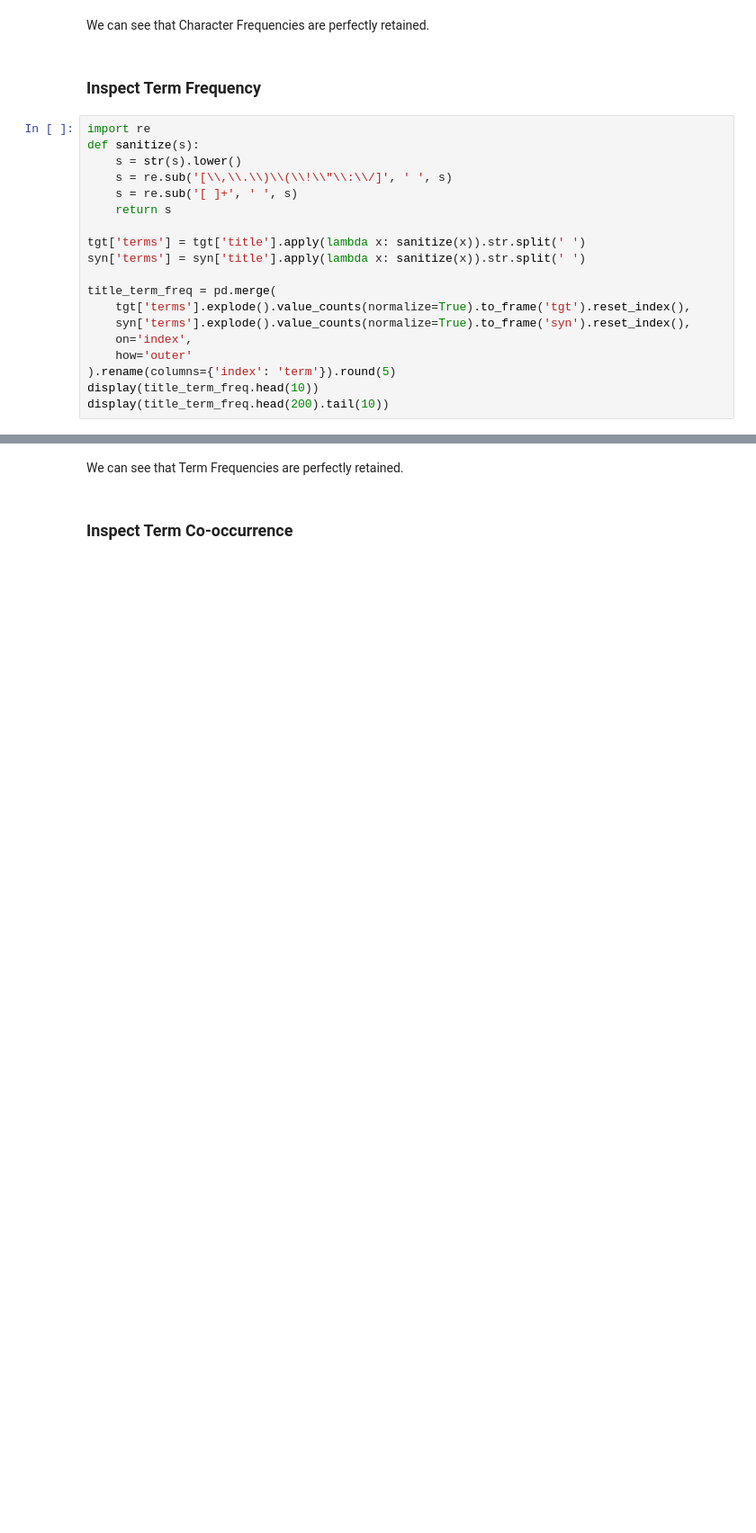
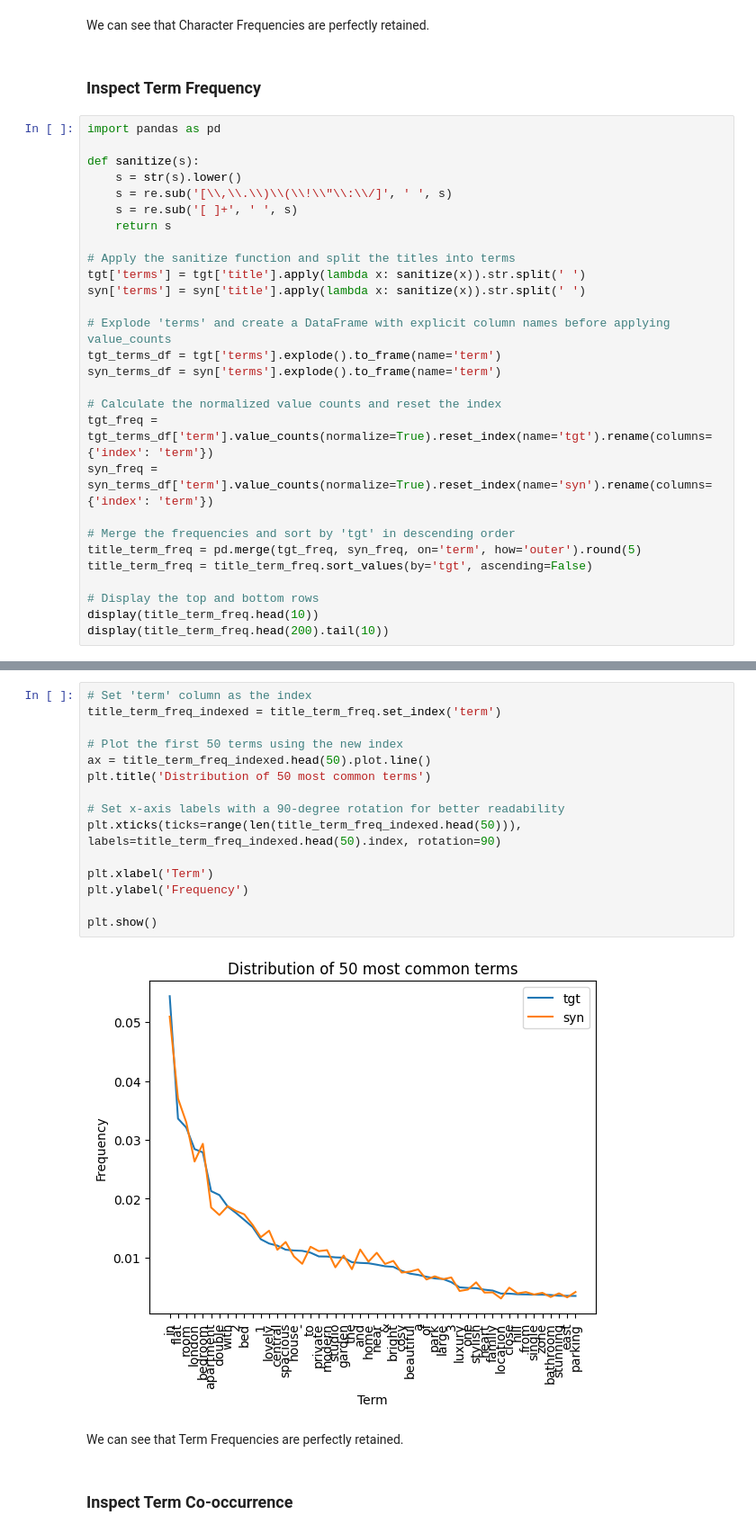
Before and after one commit to mostly-ai/mostly-tutorials, a Jupyter notebook: synthetic-text/synthetic-text.ipynb, the cells around one changed output, grey strips where cells are left out. Shown at 90% size. Drawn from its saved outputs; the diff is of its cells as text; blank space fills up the shorter version.

```diff
--- a/synthetic-text/synthetic-text.ipynb
+++ b/synthetic-text/synthetic-text.ipynb
@@ -73,21 +186,30 @@ We can see that Character Frequencies are perfectly retained.
 # %% [markdown]
 ### Inspect Term Frequency
 # %%
-import re
+import pandas as pd
+
 def sanitize(s):
     s = str(s).lower()
     s = re.sub('[\\,\\.\\)\\(\\!\\"\\:\\/]', ' ', s)
     s = re.sub('[ ]+', ' ', s)
     return s
 
+# Apply the sanitize function and split the titles into terms
 tgt['terms'] = tgt['title'].apply(lambda x: sanitize(x)).str.split(' ')
 syn['terms'] = syn['title'].apply(lambda x: sanitize(x)).str.split(' ')
 
-title_term_freq = pd.merge(
-    tgt['terms'].explode().value_counts(normalize=True).to_frame('tgt').reset_index(),
-    syn['terms'].explode().value_counts(normalize=True).to_frame('syn').reset_index(),
-    on='index',
-    how='outer'
-).rename(columns={'index': 'term'}).round(5)
+# Explode 'terms' and create a DataFrame with explicit column names before applying value_counts
+tgt_terms_df = tgt['terms'].explode().to_frame(name='term')
+syn_terms_df = syn['terms'].explode().to_frame(name='term')
+
+# Calculate the normalized value counts and reset the index
+tgt_freq = tgt_terms_df['term'].value_counts(normalize=True).reset_index(name='tgt').rename(columns={'index': 'term'})
+syn_freq = syn_terms_df['term'].value_counts(normalize=True).reset_index(name='syn').rename(columns={'index': 'term'})
+
+# Merge the frequencies and sort by 'tgt' in descending order
+title_term_freq = pd.merge(tgt_freq, syn_freq, on='term', how='outer').round(5)
+title_term_freq = title_term_freq.sort_values(by='tgt', ascending=False)
+
+# Display the top and bottom rows
 display(title_term_freq.head(10))
 display(title_term_freq.head(200).tail(10))
@@ -98,3 +239,20 @@ plt.show()
+# %%
+# Set 'term' column as the index
+title_term_freq_indexed = title_term_freq.set_index('term')
+
+# Plot the first 50 terms using the new index
+ax = title_term_freq_indexed.head(50).plot.line()
+plt.title('Distribution of 50 most common terms')
+
+# Set x-axis labels with a 90-degree rotation for better readability
+plt.xticks(ticks=range(len(title_term_freq_indexed.head(50))), labels=title_term_freq_indexed.head(50).index, rotation=90)
+
+plt.xlabel('Term')
+plt.ylabel('Frequency')
+
+plt.show()
+# %% [output]
+[figure, added]
 # %% [markdown]
 We can see that Term Frequencies are perfectly retained.
 # %% [markdown]
```
Also changed, not shown: parts of 22 cells of this notebook, 3 other files.
